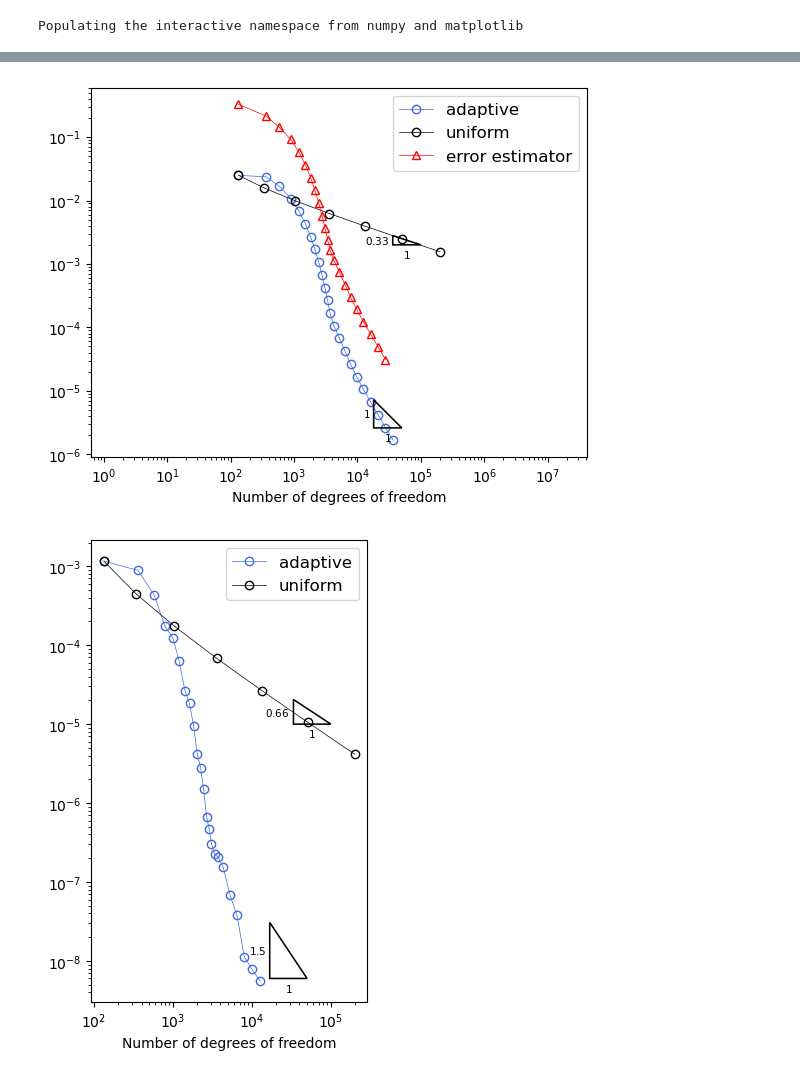
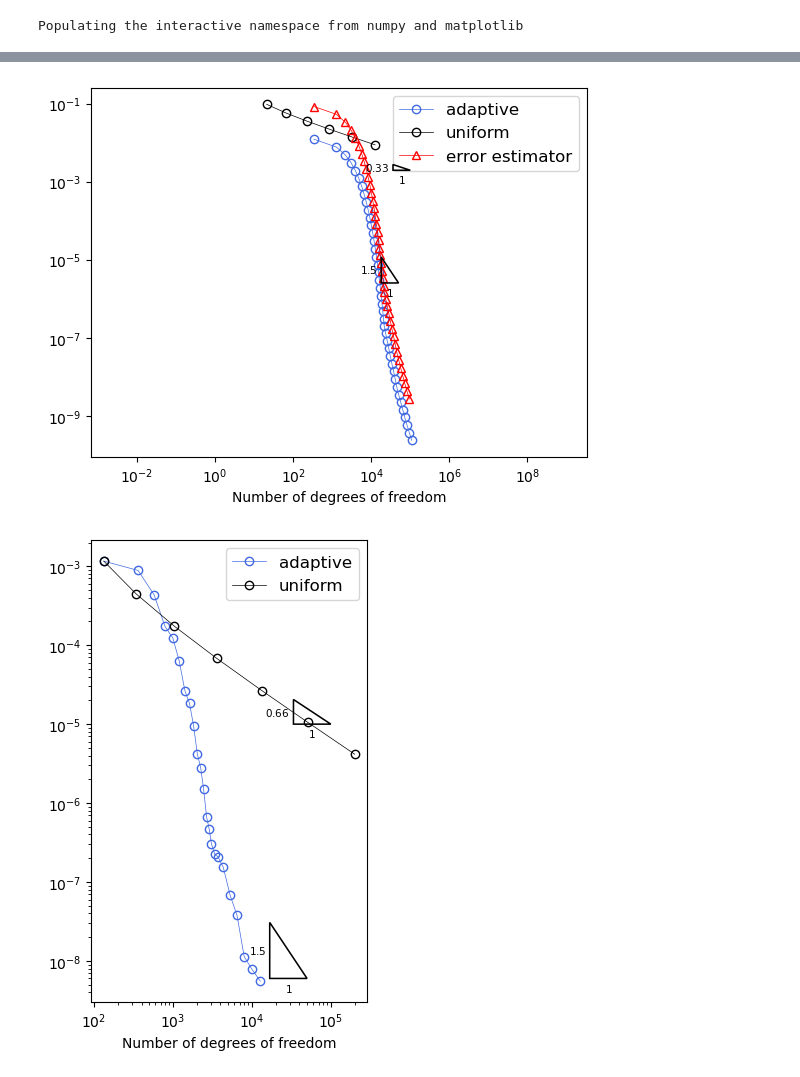
Before and after one commit to c-f-h/pyiga, a Jupyter notebook: notebooks/L-shape.ipynb, the cells around one changed output, grey strips where cells are left out. Cells and saved outputs as stored; diff of their text form; code cells hidden in the pictures.

```diff
--- a/notebooks/L-shape.ipynb
+++ b/notebooks/L-shape.ipynb
@@ -305,11 +305,12 @@ def uy(x,y):
     r, phi = cart2pol(x,y)
     return 2./3*r**(-1./3)*cos(phi/3)
 
-f=lambda x,y: 0
+f=lambda x,y: 0.
 # %%
-M = Lshape(3,4)
-MP, uh, numdofs, L2err, H1err = uniform(M,f={0:f},g=u,u=u, maxiter=7, draw=True)
-#M.draw()
+deg=1
+M = Lshape(deg,deg+1)
+MP, uh, numdofs, L2err, H1err = uniform(M,f={0:f},g=u,u=u, maxiter=6, draw=True)
+# M.draw()
 # %% [output]
 0
 [figure]
@@ -379,18 +379,18 @@ numdofs_a,H1err_a,L2err_a,err_est=np.loadtxt('Lp2n3.txt').reshape((4,23))
 # %%
 fig, ax = plt.subplots()
 plt.loglog(numdofs_a, H1err_a, 'o-',color='royalblue',linewidth=0.5, markerfacecolor='none')
 plt.loglog(numdofs, H1err, 'o-',color='black',linewidth=0.5, markerfacecolor='none')
 plt.loglog(numdofs_a[:-1], err_est[:-1], '^-',color='red',linewidth=0.5, markerfacecolor='none')
-#plt.loglog(numdofs_a[19:25],[0.2/n**(1) for n in numdofs_a[19:25]],linestyle='--')
+#plt.loglog(numdofs_a[19:25],[0.2/n**(3/2) for n in numdofs_a[19:25]],linestyle='--')
 #plt.loglog(numdofs[3:6],[0.2/n**(1/3) for n in numdofs[3:6]],linestyle='--')
 plt.legend(['adaptive','uniform','error estimator'],loc='upper right',prop={'size': 12})
 plt.xlabel("Number of degrees of freedom")
-draw_loglog_slope(fig,ax,(0.5*1e5,2.6*1e-6),2,1,inverted=True, color='black', polygon_kwargs=None, label=True, labelcolor=None, label_kwargs=None, zorder=None)
+draw_loglog_slope(fig,ax,(0.5*1e5,2.6*1e-6),2,1.5,inverted=True, color='black', polygon_kwargs=None, label=True, labelcolor=None, label_kwargs=None, zorder=None)
 draw_loglog_slope(fig,ax,(1e5,0.2*1e-2),2,0.33,inverted=True, color='black', polygon_kwargs=None, label=True, labelcolor=None, label_kwargs=None, zorder=None)
 axis('equal');
 plt.show()
 # %% [output]
-[figure, old version]
+[figure, new version]
 # %%
 fig, ax = plt.subplots(figsize=(6,6))
 plt.loglog(numdofs_a, L2err_a, 'o-',color='royalblue',linewidth=0.5, markerfacecolor='none')
```
Also changed, not shown: parts of 4 cells of this notebook, 1 other file.
